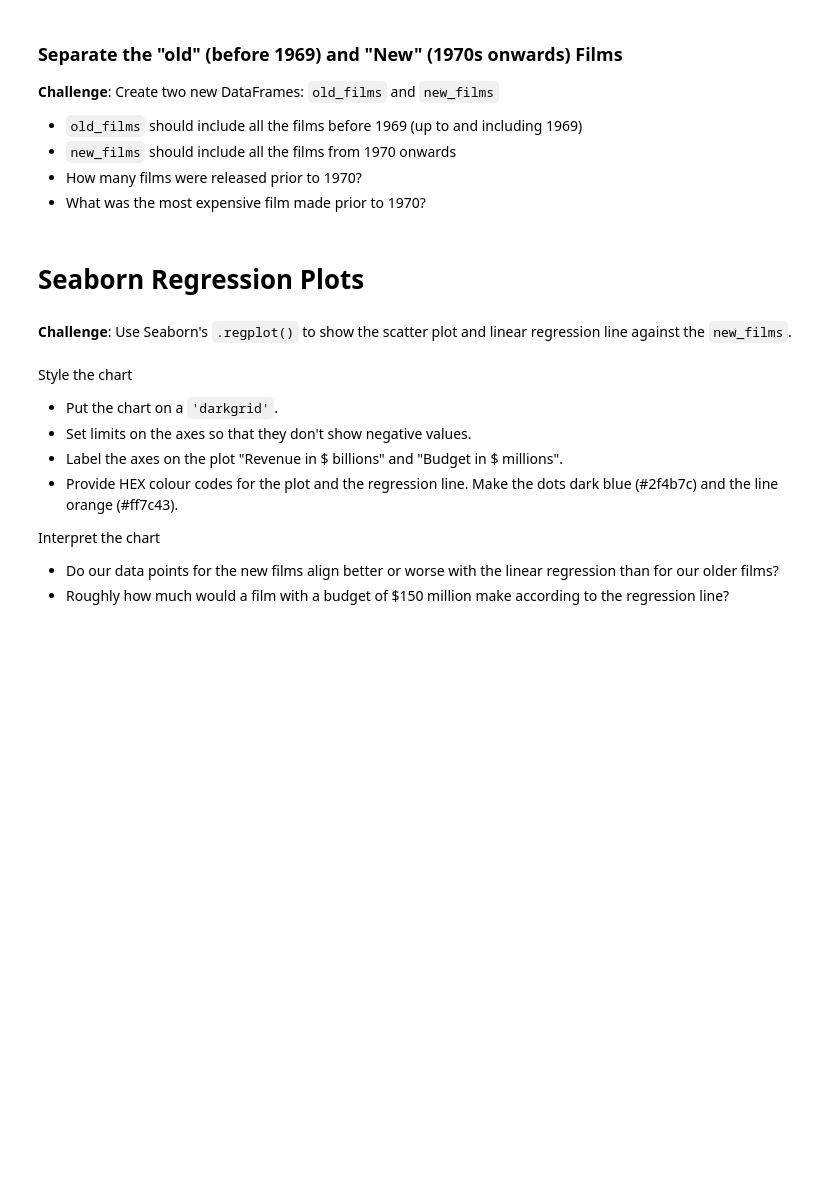
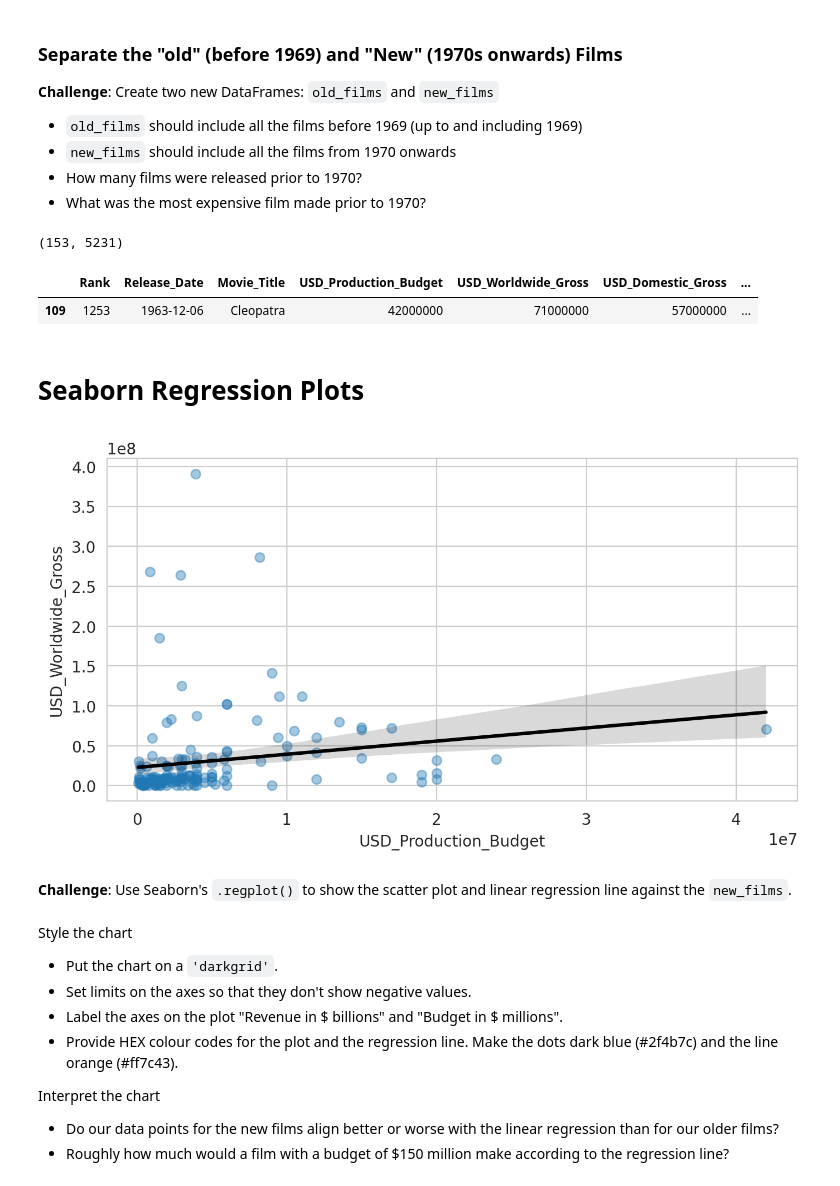
Before and after one commit to shahiddhariwala/seaborn_linear_regression, a Jupyter notebook: Seaborn_and_Linear_Regression.ipynb, the cells around one changed output. Cells and saved outputs as stored; diff of their text form; code cells hidden in the pictures; blank space fills up the shorter version.

```diff
--- a/Seaborn_and_Linear_Regression.ipynb
+++ b/Seaborn_and_Linear_Regression.ipynb
@@ -336,0 +362,2 @@ Here's how:
+# %%
+data_clean["Decade"] = Release_Date
@@ -342,8 +378,30 @@ Here's how:
 * `new_films` should include all the films from 1970 onwards
 * How many films were released prior to 1970?
 * What was the most expensive film made prior to 1970?
+# %%
+old_films = data_clean.query("Decade < 1970")
+new_films = data_clean.query("Decade >= 1970")
+# %%
+len(old_films), len(new_films)
+# %% [output]
+(153, 5231)
+# %%
+old_films[old_films["USD_Production_Budget"] == old_films["USD_Production_Budget"].max()]
+# %% [output]
+|  | Rank | Release_Date | Movie_Title | USD_Production_Budget | USD_Worldwide_Gross | USD_Domestic_Gross | ... |
+| 109 | 1253 | 1963-12-06 | Cleopatra | 42000000 | 71000000 | 57000000 | ... |
 # %% [markdown]
 # Seaborn Regression Plots
+# %%
+plt.figure(figsize=(8,4), dpi=200)
+with sns.axes_style("whitegrid"):
+  sns.regplot(data=old_films,
+            x='USD_Production_Budget',
+            y='USD_Worldwide_Gross',
+            scatter_kws = {'alpha': 0.4},
+            line_kws = {'color': 'black'})
+# %% [output]
+[figure, added]
 # %% [markdown]
 **Challenge**: Use Seaborn's `.regplot()` to show the scatter plot and linear regression line against the `new_films`.
 <br>
```
Also changed, not shown: parts of 4 cells of this notebook.
